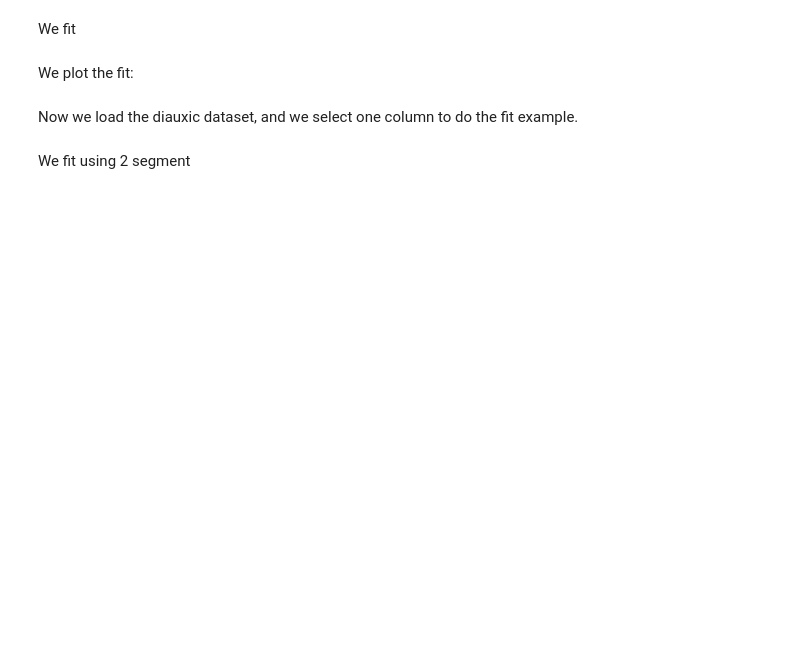
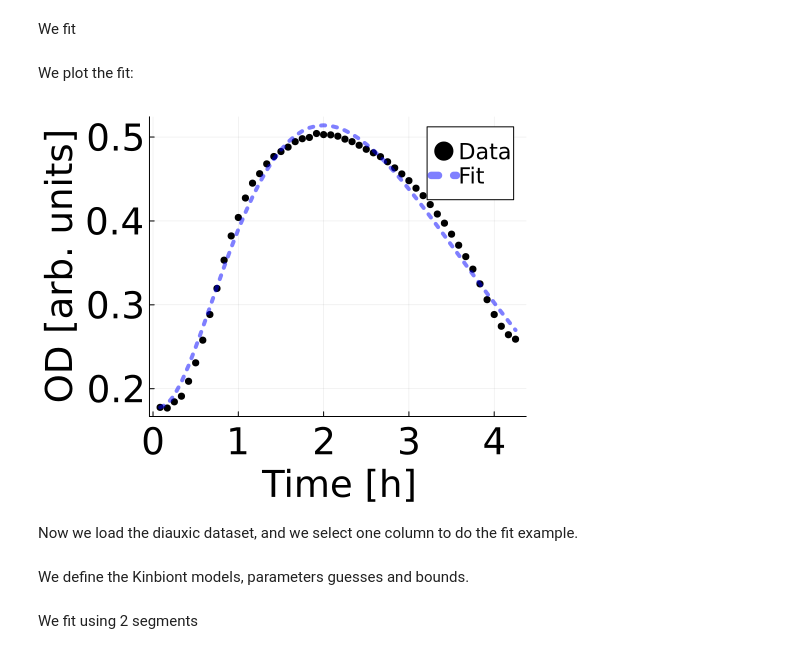
Before and after one commit to pinheiroGroup/Kinbiont_utilities, a Jupyter notebook: Notebooks/Fitting_diauxic_and_phages_data.ipynb, the cells around one changed output. Cells and saved outputs as stored; diff of their text form; code cells hidden in the pictures; blank space fills up the shorter version.

```diff
--- a/Notebooks/Fitting_diauxic_and_phages_data.ipynb
+++ b/Notebooks/Fitting_diauxic_and_phages_data.ipynb
@@ -40,7 +66,9 @@ We plot the fit:
 # %%
 
 scatter(data_OD[1,:],data_OD[2,:], label="Data", xlabel="Time [h]", ylabel="OD [arb. units]", legend=:topleft,color =:black,markesize=10)
-display(plot!(results_ODE_fit[4],results_ODE_fit[3],label=[ "Fit" nothing],line=4,xlabel="Time [h]", ylabel="OD [arb. units]",color=:blue,linewidth=8, size=(1000, 900), legendposition=:topright, linewidth=8, tickfontsize=25, labelfontsize=25, legendfontsize=15, linestyle=:dot,alpha=0.5))
+display(plot!(results_ODE_fit[4],results_ODE_fit[3],label=[ "Fit" nothing],line=4,xlabel="Time [h]", ylabel="OD [arb. units]",color=:blue,linewidth=8, size=(500, 400), legendposition=:topright, tickfontsize=25, labelfontsize=25, legendfontsize=15, linestyle=:dot,alpha=0.5))
+# %% [output]
+[figure, added]
 # %% [markdown]
 Now we load the diauxic dataset, and we select one column to do the fit example.
 # %%
@@ -54,0 +83,2 @@ data_OD = Matrix(transpose(hcat(times_data, data_1[names_of_cols[40]])));
+# %% [markdown]
+We define the Kinbiont models, parameters guesses and bounds.
@@ -55,5 +109,5 @@ data_OD = Matrix(transpose(hcat(times_data, data_1[names_of_cols[40]])));
 # %% [markdown]
-We fit using 2 segment
+We fit using 2 segments
 # %%
 seg_fitting = segmentation_ODE(
             data_OD, # dataset first row times second row OD
```
Also changed, not shown: parts of 8 cells of this notebook.
